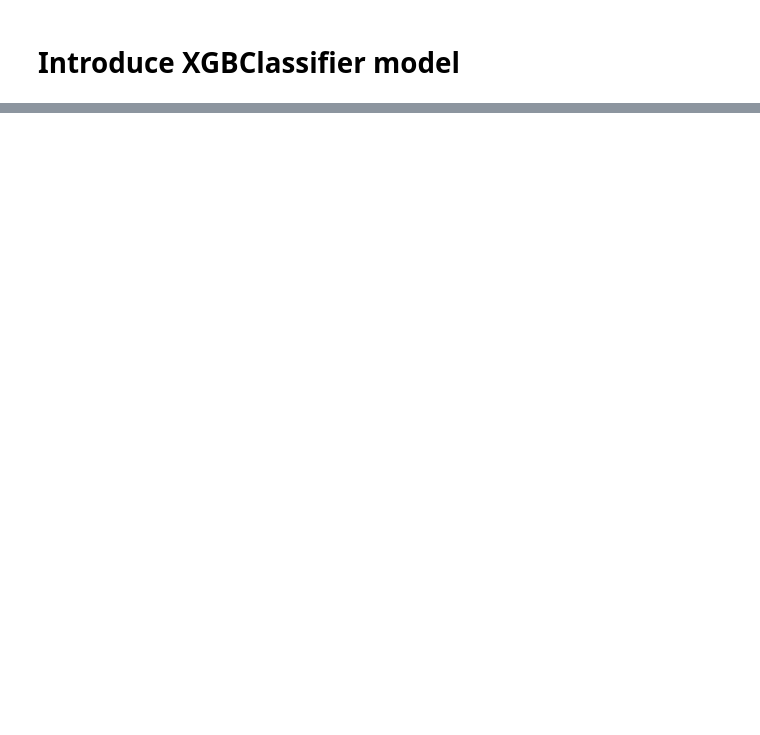
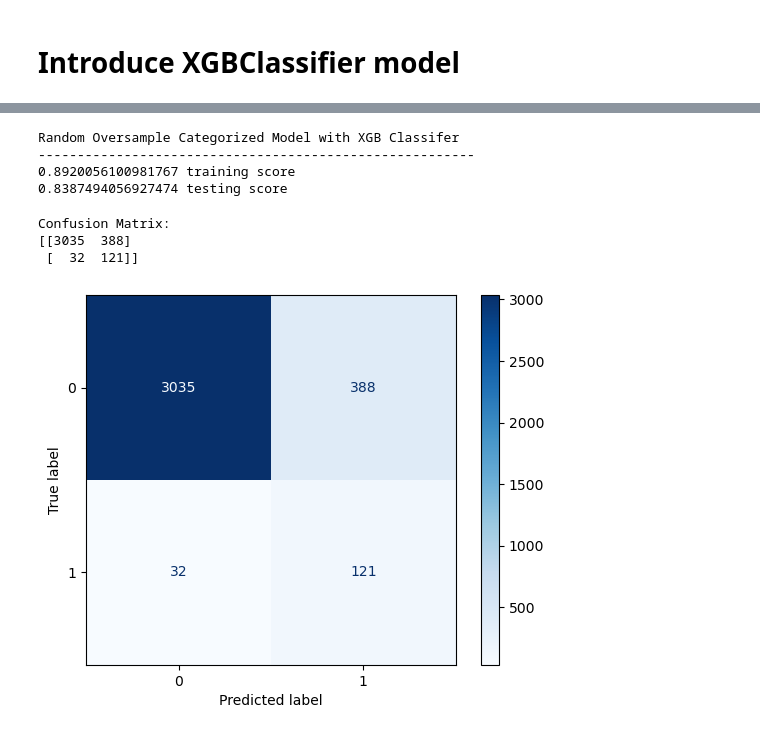
Before and after one commit to jebamania/group-project-2, a Jupyter notebook: XG Boosted Trees.ipynb, the cells around one changed output, grey strips where cells are left out. Drawn from its saved outputs; the diff is of its cells as text; code cells hidden in the pictures; blank space fills up the shorter version.

```diff
--- a/XG Boosted Trees.ipynb
+++ b/XG Boosted Trees.ipynb
@@ -231,6 +209,11 @@ x_train_os_cat_resampled, y_train_os_cat_resampled = smote.fit_resample(x_train_
 
 # Apply SMOTE to the encoded training data
 # x_train_form_resampled, y_train_form_resampled = smote.fit_resample(x_train_form_encoded, y_train_form)
+# %%
+from imblearn.under_sampling import RandomUnderSampler
+
+rus = RandomUnderSampler(random_state=42)
+x_train_unders_cat, y_train_unders_cat = rus.fit_resample(x_train_os_cat_encoded, y_train_os_cat)
 # %% [markdown]
 # Fit Models with train and test data
 # %%
@@ -345,0 +414,40 @@ print(balanced_accuracy_score(y_test_os, test_pred_xgbc),'testing score')
+# %%
+# Try again with undersampling instead of oversampling
+
+xgbc_os_cat = XGBClassifier(n_estimators=136, max_depth=4, learning_rate=.13, random_state=1, enable_categorical=True)
+
+# fit the model
+xgbc_os_cat.fit(x_train_unders_cat, y_train_unders_cat)
+
+# Make predictions
+train_pred_xgbc_us_cat = xgbc_os_cat.predict(x_train_unders_cat)
+test_pred_xgbc_us_cat = xgbc_os_cat.predict(x_test_os_cat_encoded)
+
+# x_test_os_cat_encoded, label=y_test_os_cat
+
+print('\nRandom Oversample Categorized Model with XGB Classifer')
+# Print scores
+print("--------------------------------------------------------")
+print(balanced_accuracy_score(y_train_unders_cat, train_pred_xgbc_us_cat),'training score')
+print(balanced_accuracy_score(y_test_os_cat, test_pred_xgbc_us_cat),'testing score')
+# %% [output]
+Random Oversample Categorized Model with XGB Classifer
+--------------------------------------------------------
+0.8920056100981767 training score
+0.8387494056927474 testing score
+# %%
+# Calculate the confusion matrix
+preds_binary_xgbc_us_cat = (test_pred_xgbc_us_cat >= 0.5).astype(int)
+cm = confusion_matrix(y_test_os_cat, preds_binary_xgbc_us_cat)
+print('Confusion Matrix:')
+print(cm)
+
+# Display the confusion matrix
+disp = ConfusionMatrixDisplay(confusion_matrix=cm, display_labels=[0, 1])
+disp.plot(cmap=plt.cm.Blues)
+plt.show()
+# %% [output]
+Confusion Matrix:
+[[3035  388]
+ [  32  121]]
+[figure, added]
```
Also changed, not shown: parts of 20 cells of this notebook.
